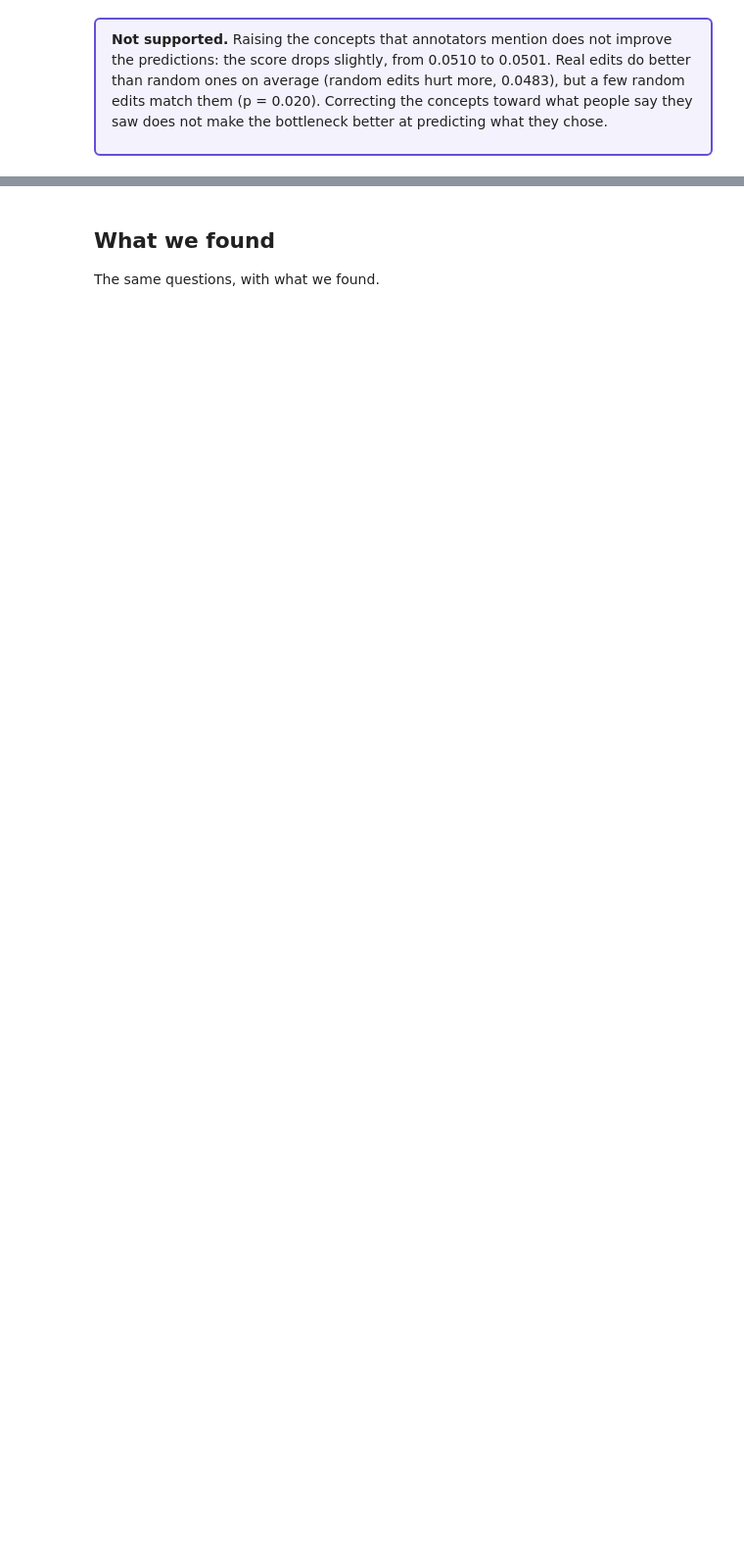
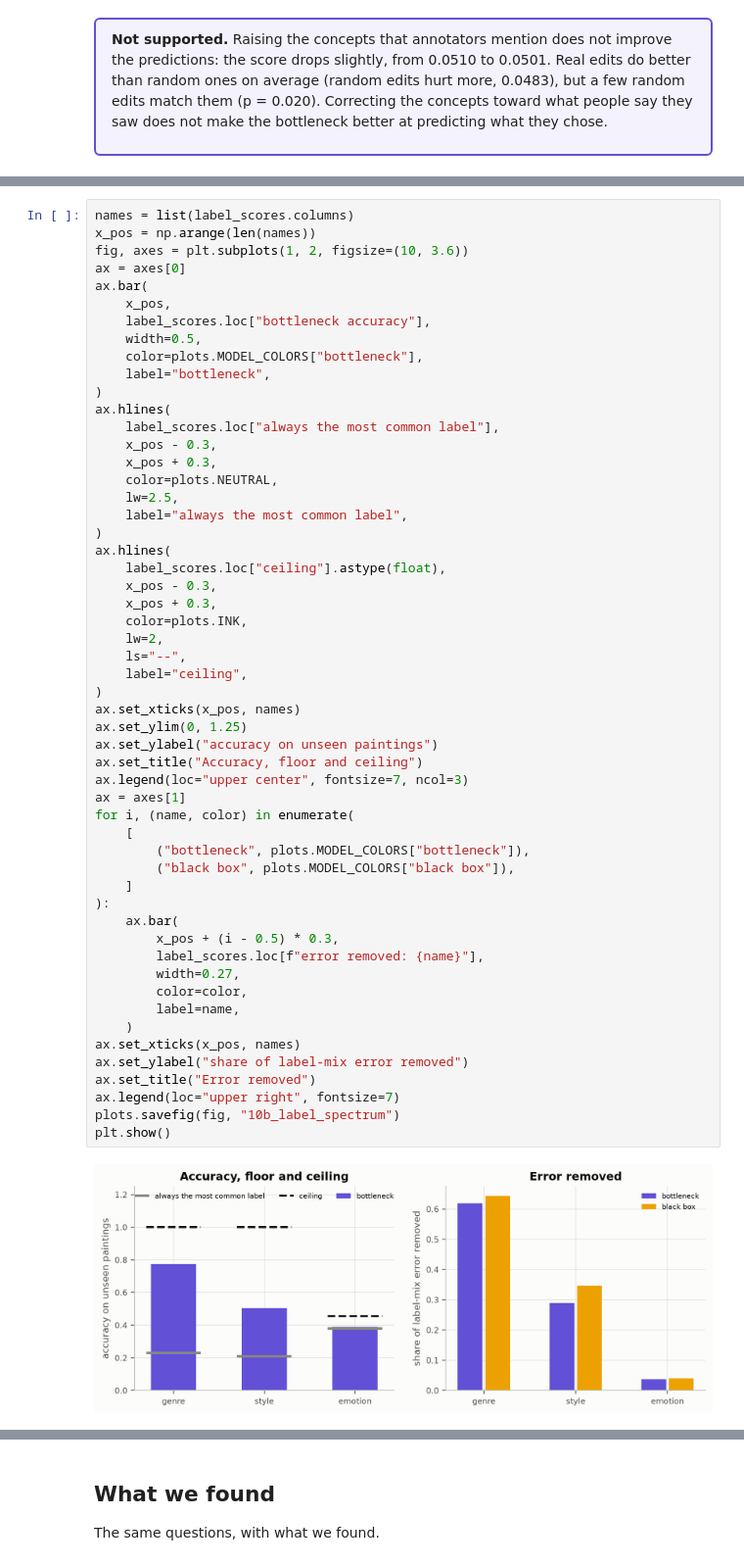
Before and after one commit to machinic-hetarchy/HCML-CBM, a Jupyter notebook: notebooks/01_tuesday_poc.ipynb, the cells around one changed output, grey strips where cells are left out. Shown at 98% size. Saved outputs shown, nothing was run; the diff lists cells and outputs as text; blank space fills up the shorter version.

```diff
--- a/notebooks/01_tuesday_poc.ipynb
+++ b/notebooks/01_tuesday_poc.ipynb
@@ -1989,0 +2071,56 @@ the bottleneck better at predicting what they chose.
+# %%
+names = list(label_scores.columns)
+x_pos = np.arange(len(names))
+fig, axes = plt.subplots(1, 2, figsize=(10, 3.6))
+ax = axes[0]
+ax.bar(
+    x_pos,
+    label_scores.loc["bottleneck accuracy"],
+    width=0.5,
+    color=plots.MODEL_COLORS["bottleneck"],
+    label="bottleneck",
+)
+ax.hlines(
+    label_scores.loc["always the most common label"],
+    x_pos - 0.3,
+    x_pos + 0.3,
+    color=plots.NEUTRAL,
+    lw=2.5,
+    label="always the most common label",
+)
+ax.hlines(
+    label_scores.loc["ceiling"].astype(float),
+    x_pos - 0.3,
+    x_pos + 0.3,
+    color=plots.INK,
+    lw=2,
+    ls="--",
+    label="ceiling",
+)
+ax.set_xticks(x_pos, names)
+ax.set_ylim(0, 1.25)
+ax.set_ylabel("accuracy on unseen paintings")
+ax.set_title("Accuracy, floor and ceiling")
+ax.legend(loc="upper center", fontsize=7, ncol=3)
+ax = axes[1]
+for i, (name, color) in enumerate(
+    [
+        ("bottleneck", plots.MODEL_COLORS["bottleneck"]),
+        ("black box", plots.MODEL_COLORS["black box"]),
+    ]
+):
+    ax.bar(
+        x_pos + (i - 0.5) * 0.3,
+        label_scores.loc[f"error removed: {name}"],
+        width=0.27,
+        color=color,
+        label=name,
+    )
+ax.set_xticks(x_pos, names)
+ax.set_ylabel("share of label-mix error removed")
+ax.set_title("Error removed")
+ax.legend(loc="upper right", fontsize=7)
+plots.savefig(fig, "10b_label_spectrum")
+plt.show()
+# %% [output]
+[figure, added]
```
Also changed, not shown: parts of 11 cells of this notebook, 4 other files.
